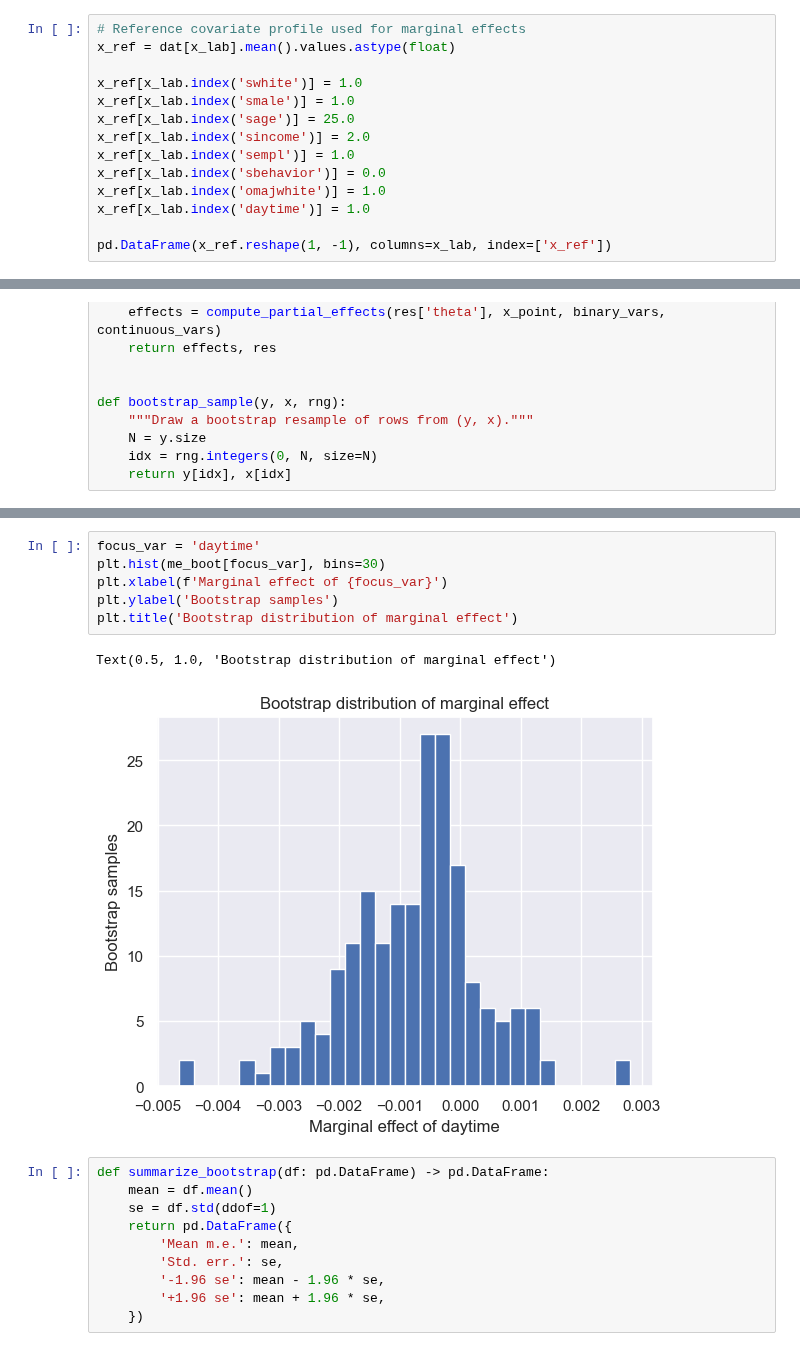
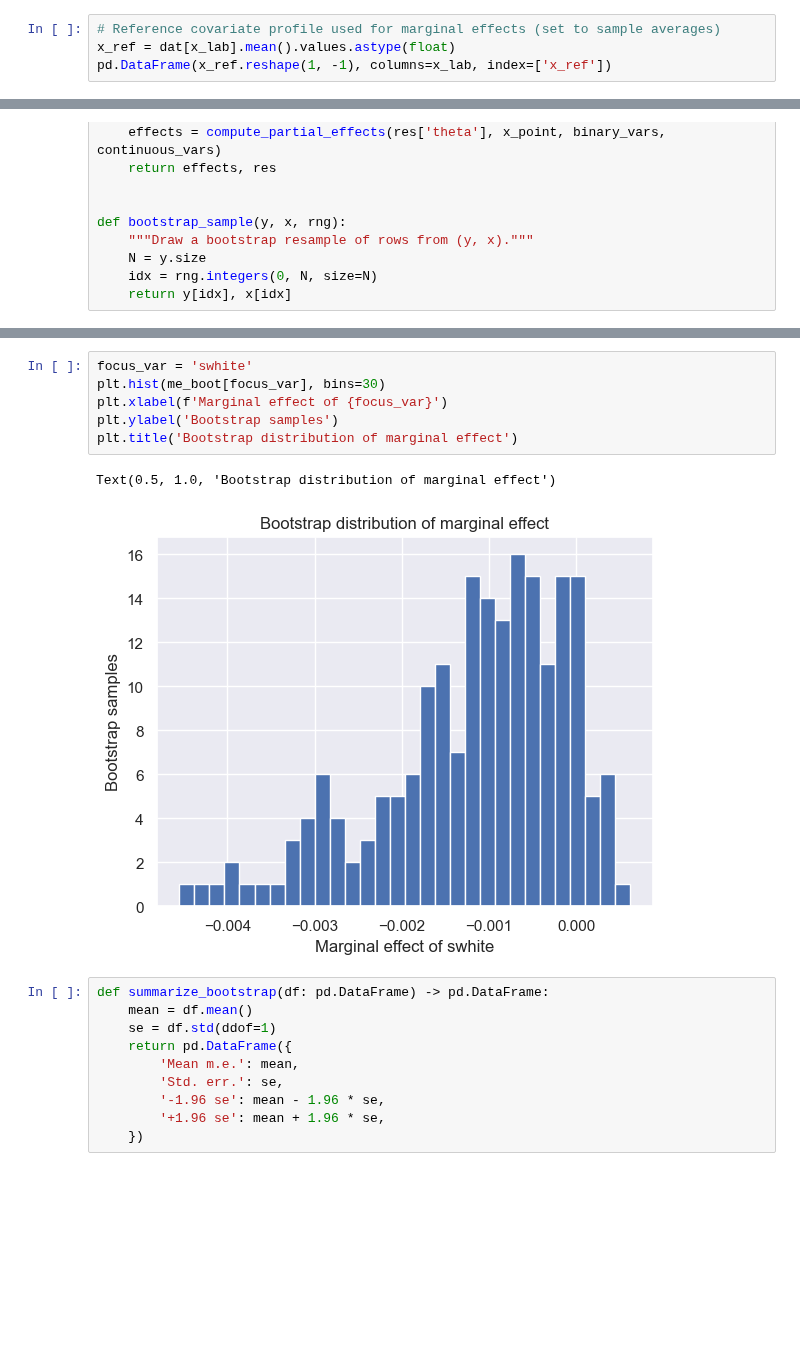
Before and after one commit to sgv491/AED, a Jupyter notebook: Project 3/Assigment3.ipynb, the cells around one changed output, grey strips where cells are left out. Cells and saved outputs as stored; diff of their text form; blank space fills up the shorter version.

```diff
--- a/Project 3/Assigment3.ipynb
+++ b/Project 3/Assigment3.ipynb
@@ -319,18 +319,8 @@ Logit, y = anyuseofforce_coded
 | omajwhite | 0.1229 | 1.3584 | 0.0905 |
 | daytime | -0.4048 | 0.5453 | -0.7423 |
 # %%
-# Reference covariate profile used for marginal effects
+# Reference covariate profile used for marginal effects (set to sample averages)
 x_ref = dat[x_lab].mean().values.astype(float)
-
-x_ref[x_lab.index('swhite')] = 1.0
-x_ref[x_lab.index('smale')] = 1.0
-x_ref[x_lab.index('sage')] = 25.0
-x_ref[x_lab.index('sincome')] = 2.0
-x_ref[x_lab.index('sempl')] = 1.0
-x_ref[x_lab.index('sbehavior')] = 0.0
-x_ref[x_lab.index('omajwhite')] = 1.0
-x_ref[x_lab.index('daytime')] = 1.0
-
 pd.DataFrame(x_ref.reshape(1, -1), columns=x_lab, index=['x_ref'])
 # %% [output]
 |  | swhite | smale | sage | sincome | sempl | spop | inctype_lin | sbehavior | omajwhite | daytime |
@@ -511,12 +501,12 @@ Bootstrap iteration 200/200
 # %%
-focus_var = 'daytime'
+focus_var = 'swhite'
 plt.hist(me_boot[focus_var], bins=30)
 plt.xlabel(f'Marginal effect of {focus_var}')
 plt.ylabel('Bootstrap samples')
 plt.title('Bootstrap distribution of marginal effect')
 # %% [output]
 Text(0.5, 1.0, 'Bootstrap distribution of marginal effect')
-[figure, old version]
+[figure, new version]
 # %%
 def summarize_bootstrap(df: pd.DataFrame) -> pd.DataFrame:
     mean = df.mean()
```
Also changed, not shown: parts of 7 cells of this notebook, 1 other file.
